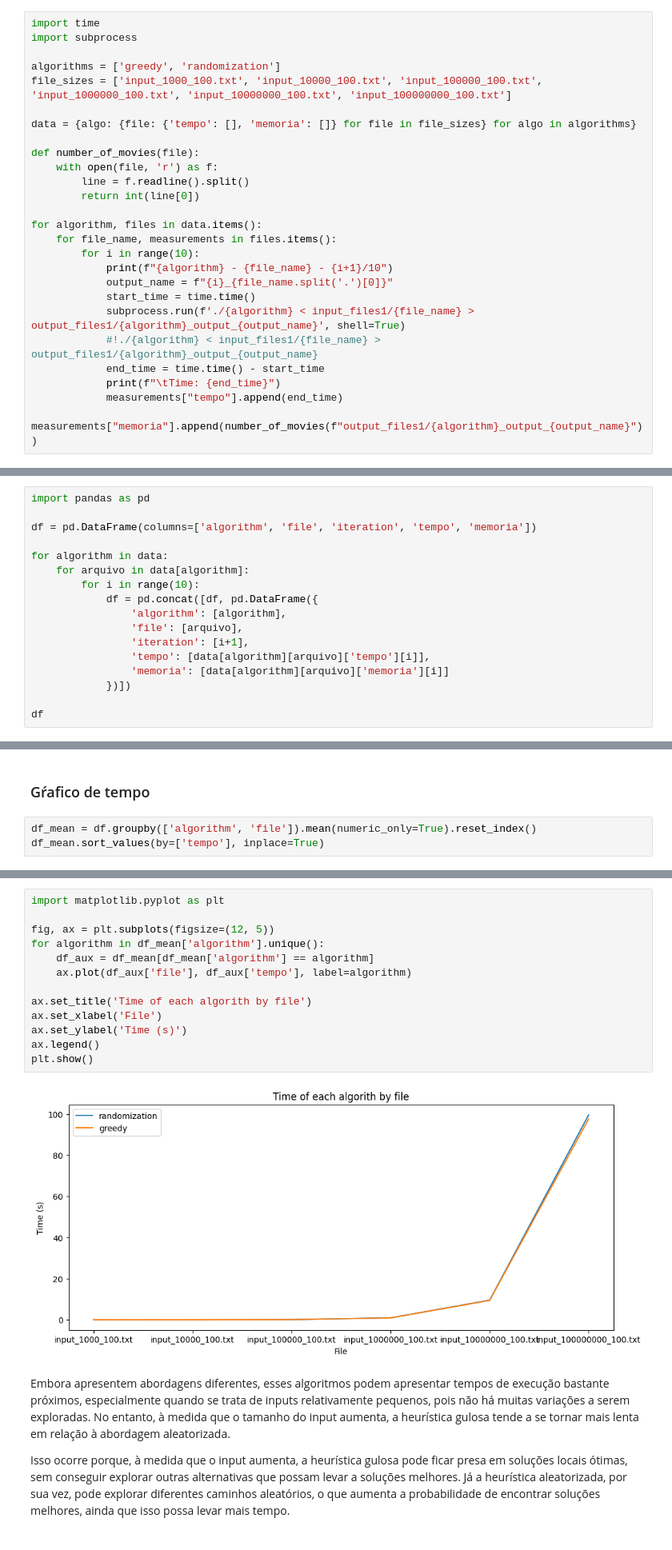
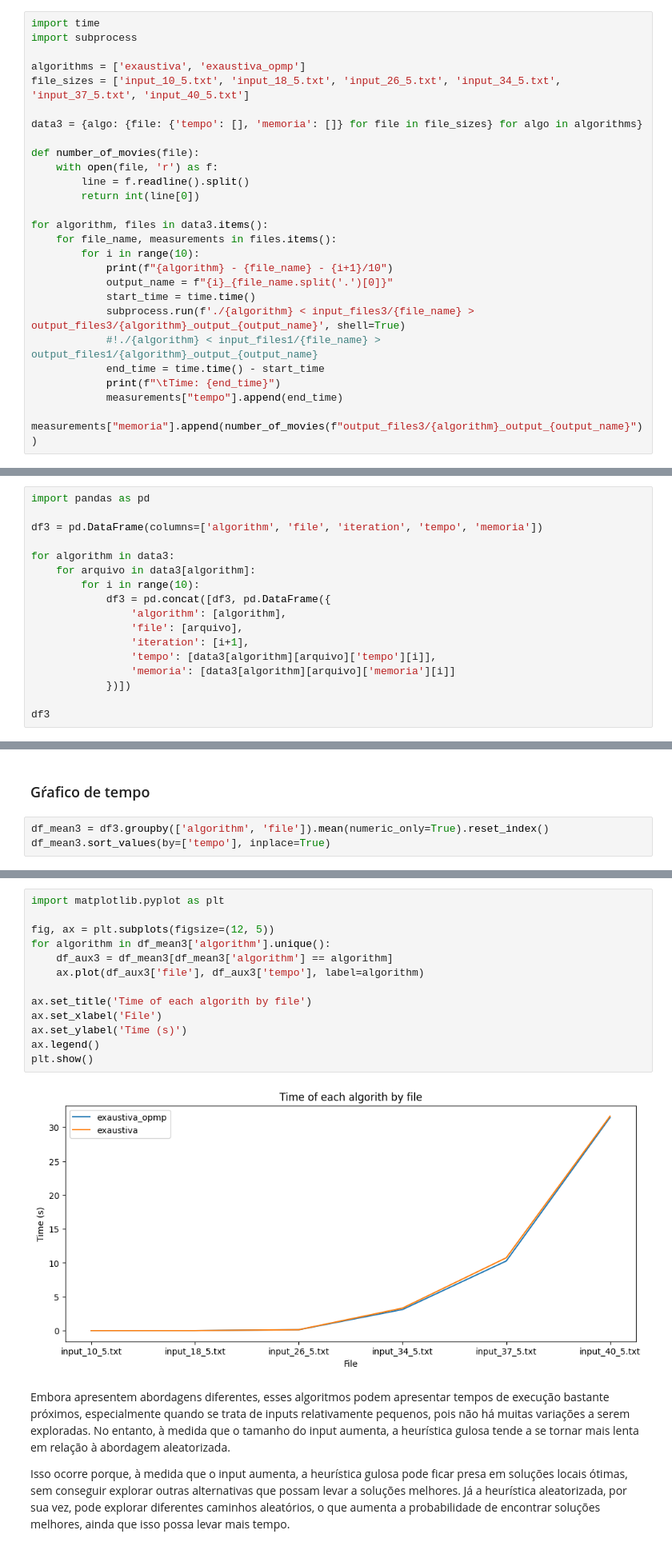
Before and after one commit to ivanbbar/projeto-supercomp2, a Jupyter notebook: relatorio final.ipynb, the cells around one changed output, grey strips where cells are left out. Shown at 80% size. Saved outputs shown, nothing was run; the diff lists cells and outputs as text.

```diff
--- a/relatorio final.ipynb
+++ b/relatorio final.ipynb
@@ -155,26 +205,26 @@ O código usa a biblioteca pandas para criar um dataframe que organiza os result
 import time
 import subprocess
 
-algorithms = ['greedy', 'randomization']
-file_sizes = ['input_1000_100.txt', 'input_10000_100.txt', 'input_100000_100.txt', 'input_1000000_100.txt', 'input_10000000_100.txt', 'input_100000000_100.txt']
+algorithms = ['exaustiva', 'exaustiva_opmp']
+file_sizes = ['input_10_5.txt', 'input_18_5.txt', 'input_26_5.txt', 'input_34_5.txt', 'input_37_5.txt', 'input_40_5.txt']
 
-data = {algo: {file: {'tempo': [], 'memoria': []} for file in file_sizes} for algo in algorithms}
+data3 = {algo: {file: {'tempo': [], 'memoria': []} for file in file_sizes} for algo in algorithms}
 
 def number_of_movies(file):
     with open(file, 'r') as f:
         line = f.readline().split()
         return int(line[0])
 
-for algorithm, files in data.items():
+for algorithm, files in data3.items():
     for file_name, measurements in files.items():
         for i in range(10):
             print(f"{algorithm} - {file_name} - {i+1}/10")
             output_name = f"{i}_{file_name.split('.')[0]}"
             start_time = time.time()
-            subprocess.run(f'./{algorithm} < input_files1/{file_name} > output_files1/{algorithm}_output_{output_name}', shell=True)
+            subprocess.run(f'./{algorithm} < input_files3/{file_name} > output_files3/{algorithm}_output_{output_name}', shell=True)
             #!./{algorithm} < input_files1/{file_name} > output_files1/{algorithm}_output_{output_name}
             end_time = time.time() - start_time
             print(f"\tTime: {end_time}")
             measurements["tempo"].append(end_time)
-            measurements["memoria"].append(number_of_movies(f"output_files1/{algorithm}_output_{output_name}"))
+            measurements["memoria"].append(number_of_movies(f"output_files3/{algorithm}_output_{output_name}"))
 # %% [output]
@@ -207,19 +280,19 @@ Gerando o DataFrame para ser utilizado no gráfico
 # %%
 import pandas as pd
 
-df = pd.DataFrame(columns=['algorithm', 'file', 'iteration', 'tempo', 'memoria'])
+df3 = pd.DataFrame(columns=['algorithm', 'file', 'iteration', 'tempo', 'memoria'])
 
-for algorithm in data:
-    for arquivo in data[algorithm]:
+for algorithm in data3:
+    for arquivo in data3[algorithm]:
         for i in range(10):
-            df = pd.concat([df, pd.DataFrame({
+            df3 = pd.concat([df3, pd.DataFrame({
                 'algorithm': [algorithm],
                 'file': [arquivo],
                 'iteration': [i+1],
-                'tempo': [data[algorithm][arquivo]['tempo'][i]],
-                'memoria': [data[algorithm][arquivo]['memoria'][i]]
+                'tempo': [data3[algorithm][arquivo]['tempo'][i]],
+                'memoria': [data3[algorithm][arquivo]['memoria'][i]]
             })])
 
-df
+df3
 # %% [output]
 |  | algorithm | file | iteration | tempo | memoria |
@@ -240,5 +313,5 @@ df.to_csv('data.csv', index=False)
 # %% [markdown]
 ### Gŕafico de tempo
 # %%
-df_mean = df.groupby(['algorithm', 'file']).mean(numeric_only=True).reset_index()
-df_mean.sort_values(by=['tempo'], inplace=True)
+df_mean3 = df3.groupby(['algorithm', 'file']).mean(numeric_only=True).reset_index()
+df_mean3.sort_values(by=['tempo'], inplace=True)
@@ -261,18 +334,18 @@ df_mean
 # %%
 import matplotlib.pyplot as plt
 
 fig, ax = plt.subplots(figsize=(12, 5))
-for algorithm in df_mean['algorithm'].unique():
-    df_aux = df_mean[df_mean['algorithm'] == algorithm]
-    ax.plot(df_aux['file'], df_aux['tempo'], label=algorithm)
+for algorithm in df_mean3['algorithm'].unique():
+    df_aux3 = df_mean3[df_mean3['algorithm'] == algorithm]
+    ax.plot(df_aux3['file'], df_aux3['tempo'], label=algorithm)
 
 ax.set_title('Time of each algorith by file')
 ax.set_xlabel('File')
 ax.set_ylabel('Time (s)')
 ax.legend()
 plt.show()
 # %% [output]
-[figure, old version]
+[figure, new version]
 # %% [markdown]
 Embora apresentem abordagens diferentes, esses algoritmos podem apresentar tempos de execução bastante próximos, especialmente quando se trata de inputs relativamente pequenos, pois não há muitas variações a serem exploradas. No entanto, à medida que o tamanho do input aumenta, a heurística gulosa tende a se tornar mais lenta em relação à abordagem aleatorizada.
 
```
Also changed, not shown: parts of 30 cells of this notebook, 4 other files.
